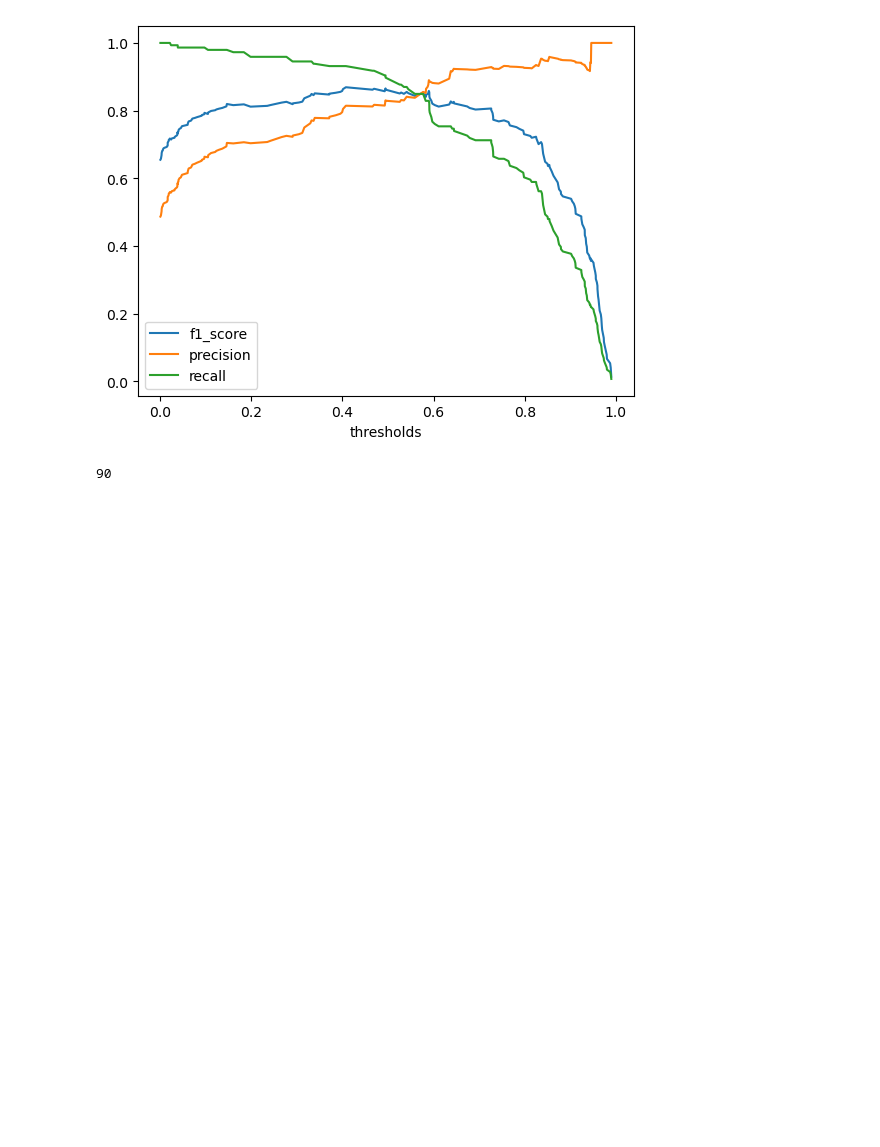
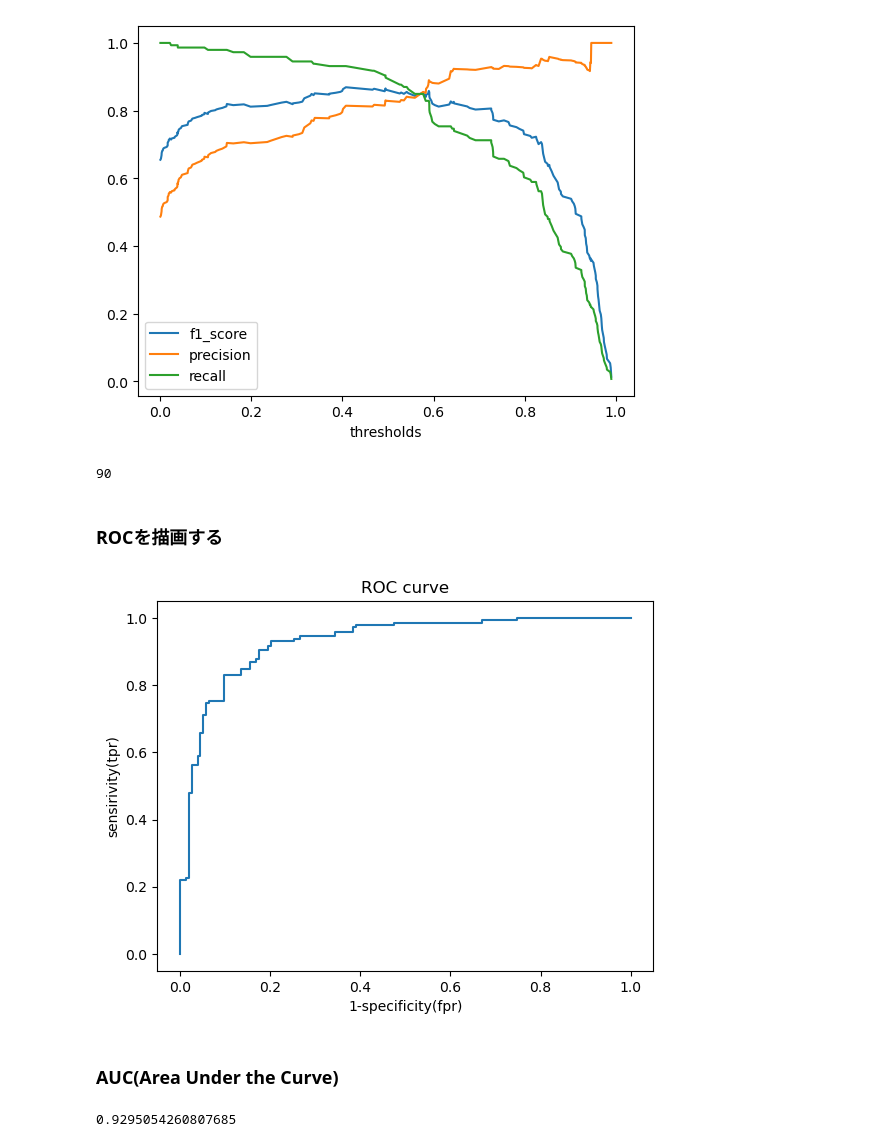
Before and after one commit to yunozon/datascience-py, a Jupyter notebook: study/section13.ipynb, the cells around one changed output. Drawn from its saved outputs; the diff is of its cells as text; code cells hidden in the pictures; blank space fills up the shorter version.

```diff
--- a/study/section13.ipynb
+++ b/study/section13.ipynb
@@ -321,3 +300,26 @@ print(f'{np.argmax(f1_scores)}th thesholds {np.max(f1_scores)}')
 np.argmax(f1_scores)
 # %% [output]
 90
+# %% [markdown]
+### ROCを描画する
+# %%
+from sklearn.metrics import roc_curve
+fpr, tpr, thresholds = roc_curve(y_test, y_pred_proba[:, -1])
+
+# 描画
+plt.plot(fpr, tpr)
+plt.xlabel('1-specificity(fpr)')
+plt.ylabel('sensirivity(tpr)')
+plt.title('ROC curve')
+plt.show()
+# %% [output]
+[figure, added]
+# %% [markdown]
+### AUC(Area Under the Curve)
+# %%
+from sklearn.metrics import auc
+auc(fpr, tpr)
+# 上の面積は0.93くらい
+# ROCとAUCはよく使うので大事
+# %% [output]
+0.9295054260807685
```
Also changed, not shown: parts of 3 cells of this notebook, 1 other file.
